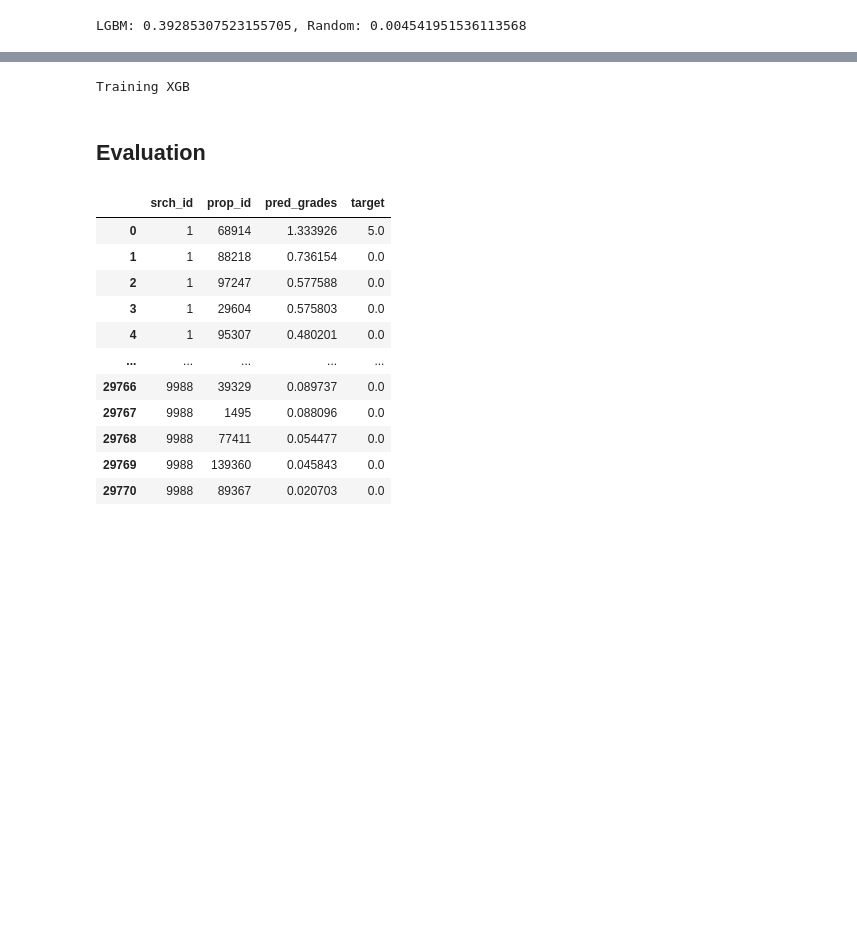
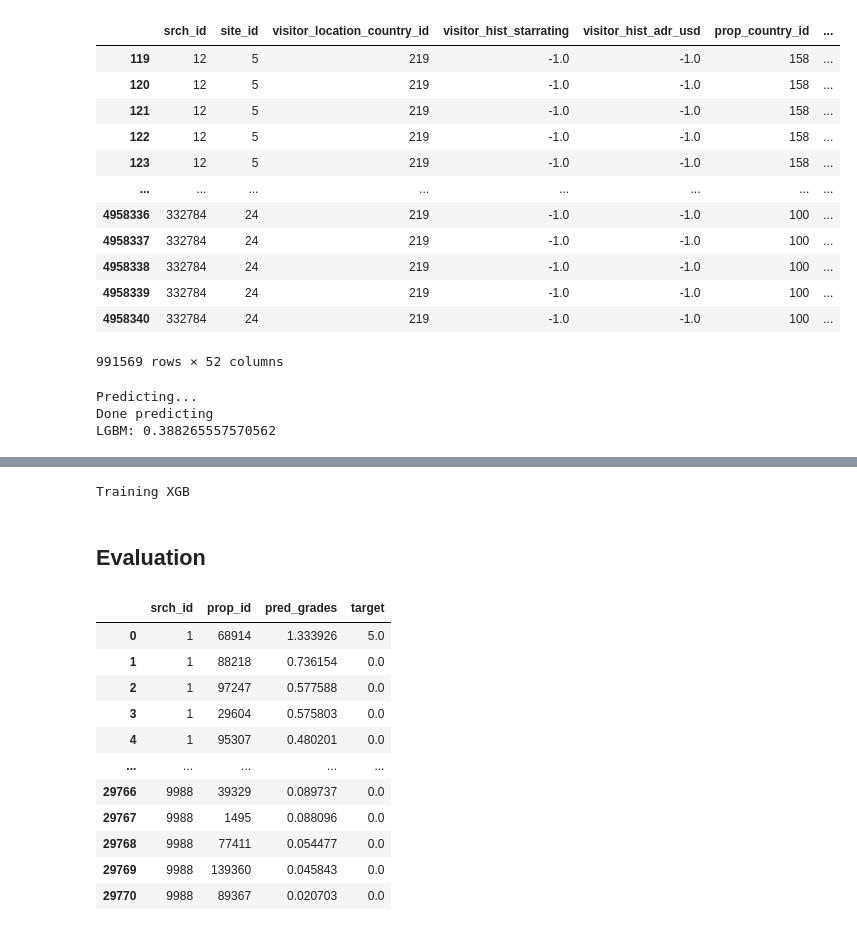
Before and after one commit to rapsac2010/learning-to-rank-expedia-vu, a Jupyter notebook: src/eda_ch.ipynb, the cells around one changed output, grey strips where cells are left out. Drawn from its saved outputs; the diff is of its cells as text; code cells hidden in the pictures; blank space fills up the shorter version.

Commit message:
update on lgbm params

```diff
--- a/src/eda_ch.ipynb
+++ b/src/eda_ch.ipynb
@@ -148,22 +164,42 @@ LGBMRanker(importance_type='gain', learning_rate=0.05, max_depth=10,
            metric='ndcg', n_estimators=300, num_leaves=10,
            objective='lambdarank')
+# %%
+df_res
+# %% [output]
+|  | srch_id | site_id | visitor_location_country_id | visitor_hist_starrating | visitor_hist_adr_usd | prop_country_id | ... |
+| 119 | 12 | 5 | 219 | -1.0 | -1.0 | 158 | ... |
+| 120 | 12 | 5 | 219 | -1.0 | -1.0 | 158 | ... |
+| 121 | 12 | 5 | 219 | -1.0 | -1.0 | 158 | ... |
+| 122 | 12 | 5 | 219 | -1.0 | -1.0 | 158 | ... |
+| 123 | 12 | 5 | 219 | -1.0 | -1.0 | 158 | ... |
+| ... | ... | ... | ... | ... | ... | ... | ... |
+| 4958336 | 332784 | 24 | 219 | -1.0 | -1.0 | 100 | ... |
+| 4958337 | 332784 | 24 | 219 | -1.0 | -1.0 | 100 | ... |
+| 4958338 | 332784 | 24 | 219 | -1.0 | -1.0 | 100 | ... |
+| 4958339 | 332784 | 24 | 219 | -1.0 | -1.0 | 100 | ... |
+| 4958340 | 332784 | 24 | 219 | -1.0 | -1.0 | 100 | ... |
+991569 rows × 52 columns
 # %%
 # Predicting the scores
-# test = X_test
-test = df_test
+test = X_test
+# test = df_test
 
 test_input = test.drop(['srch_id'], axis=1)
+print("Predicting...")
+y_pred = ranker.predict(test_input)
+print("Done predicting")
 
-y_pred = ranker.predict(test_input)
 df_res = test.copy()
 df_res['pred_grades'] = y_pred
 df_res = df_res.sort_values(by=['srch_id', 'pred_grades'], ascending=[True, False], inplace=False)
-# df_res = df_res.merge(test_ideal, on=['srch_id', 'prop_id'], how='left')
+df_res = df_res.merge(test_ideal, on=['srch_id', 'prop_id'], how='left')
 # df_res
+
+print(f"LGBM: {calc_NDCG(test_ideal, df_res)}")
+# %% [output]
+Predicting...
+Done predicting
+LGBM: 0.388265557570562
 # %%
 lgbm_submission = df_res[['srch_id', 'prop_id']]
 lgbm_submission.to_csv(config['PATH']['SUBMISSION_DIR'] + '/lgbm_submission.csv', index=False)
-# %%
-print(f"LGBM: {calc_NDCG(test_ideal, df_res)}, Random: {calc_NDCG(test_ideal, pred_random)}")
-# %% [output]
-LGBM: 0.39285307523155705, Random: 0.004541951536113568
```
Also changed, not shown: parts of 3 cells of this notebook.
